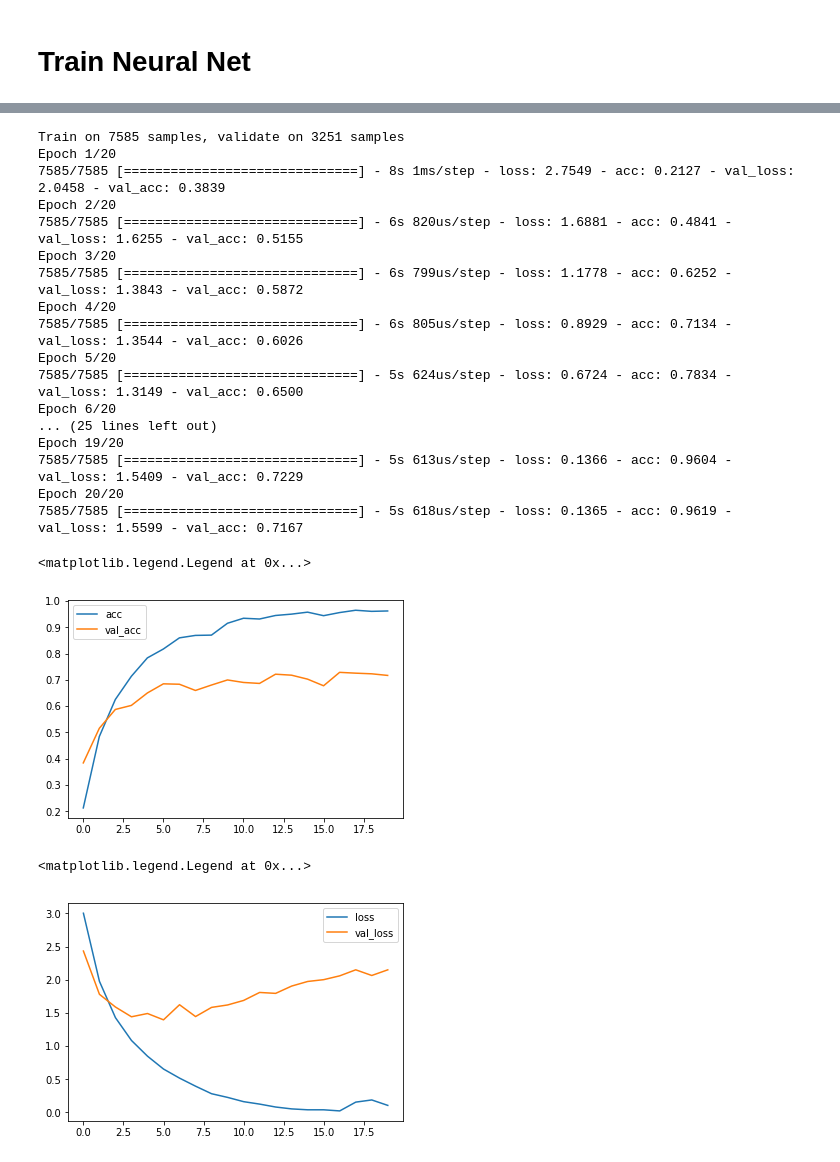
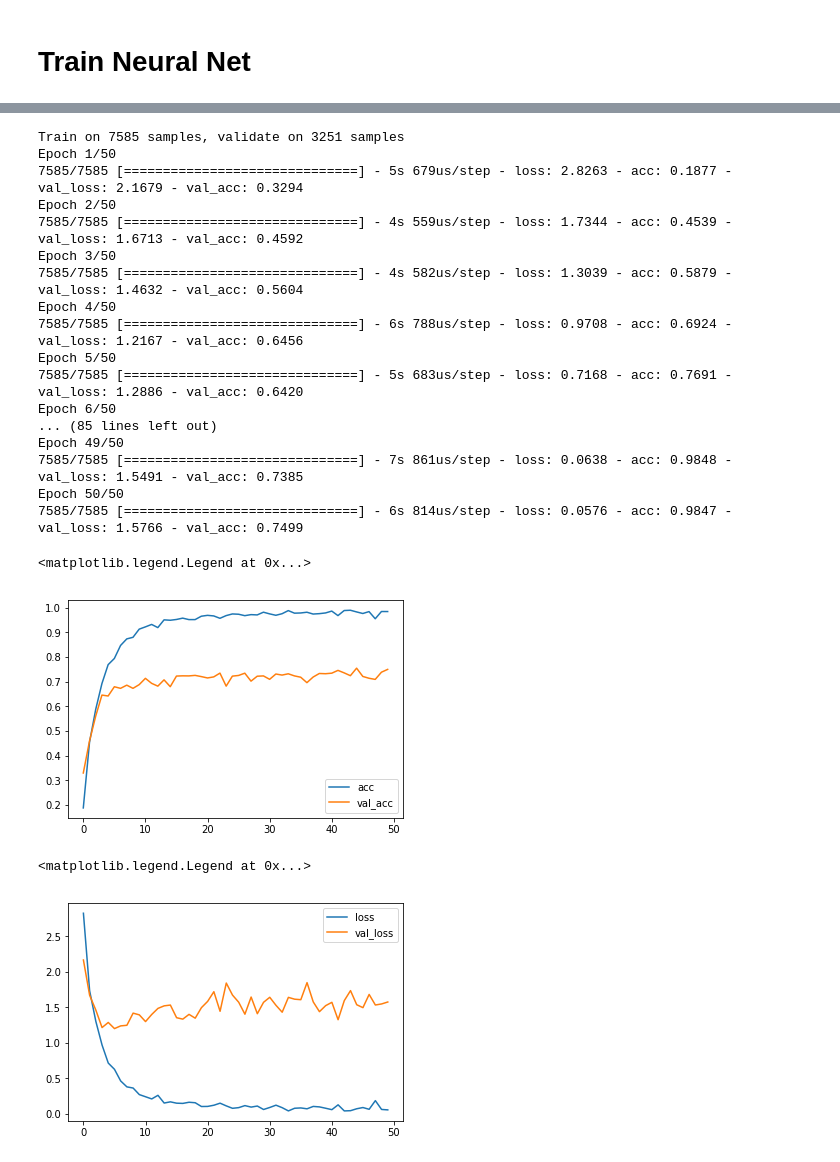
Before and after one commit to SudeshnaD/18f_ml, a Jupyter notebook: assignment3/cyrillic.ipynb, the cells around one changed output, grey strips where cells are left out. Drawn from its saved outputs; the diff is of its cells as text; code cells hidden in the pictures.

Commit message:
increase epoch length; save model

```diff
--- a/assignment3/cyrillic.ipynb
+++ b/assignment3/cyrillic.ipynb
@@ -145,39 +146,40 @@ x_test  = np.array(x_test)
 x_valid = np.array(x_valid)
 # %%
 nn.compile(loss='categorical_crossentropy', optimizer='adam', metrics=['accuracy'])
-output = nn.fit(x_train, y_train, epochs=20, batch_size=32, validation_data=(x_valid, y_valid))
+output = nn.fit(x_train, y_train, epochs=50, batch_size=32, validation_data=(x_valid, y_valid))
+nn.save_weights("./model")
 # %% [output]
 Train on 7585 samples, validate on 3251 samples
-Epoch 1/20
-7585/7585 [==============================] - 8s 1ms/step - loss: 2.7549 - acc: 0.2127 - val_loss: 2.0458 - val_acc: 0.3839
-Epoch 2/20
-7585/7585 [==============================] - 6s 820us/step - loss: 1.6881 - acc: 0.4841 - val_loss: 1.6255 - val_acc: 0.5155
-Epoch 3/20
-7585/7585 [==============================] - 6s 799us/step - loss: 1.1778 - acc: 0.6252 - val_loss: 1.3843 - val_acc: 0.5872
-Epoch 4/20
-7585/7585 [==============================] - 6s 805us/step - loss: 0.8929 - acc: 0.7134 - val_loss: 1.3544 - val_acc: 0.6026
-Epoch 5/20
-7585/7585 [==============================] - 5s 624us/step - loss: 0.6724 - acc: 0.7834 - val_loss: 1.3149 - val_acc: 0.6500
-Epoch 6/20
-... (25 lines left out)
-Epoch 19/20
-7585/7585 [==============================] - 5s 613us/step - loss: 0.1366 - acc: 0.9604 - val_loss: 1.5409 - val_acc: 0.7229
-Epoch 20/20
-7585/7585 [==============================] - 5s 618us/step - loss: 0.1365 - acc: 0.9619 - val_loss: 1.5599 - val_acc: 0.7167
+Epoch 1/50
+7585/7585 [==============================] - 5s 679us/step - loss: 2.8263 - acc: 0.1877 - val_loss: 2.1679 - val_acc: 0.3294
+Epoch 2/50
+7585/7585 [==============================] - 4s 559us/step - loss: 1.7344 - acc: 0.4539 - val_loss: 1.6713 - val_acc: 0.4592
+Epoch 3/50
+7585/7585 [==============================] - 4s 582us/step - loss: 1.3039 - acc: 0.5879 - val_loss: 1.4632 - val_acc: 0.5604
+Epoch 4/50
+7585/7585 [==============================] - 6s 788us/step - loss: 0.9708 - acc: 0.6924 - val_loss: 1.2167 - val_acc: 0.6456
+Epoch 5/50
+7585/7585 [==============================] - 5s 683us/step - loss: 0.7168 - acc: 0.7691 - val_loss: 1.2886 - val_acc: 0.6420
+Epoch 6/50
+... (85 lines left out)
+Epoch 49/50
+7585/7585 [==============================] - 7s 861us/step - loss: 0.0638 - acc: 0.9848 - val_loss: 1.5491 - val_acc: 0.7385
+Epoch 50/50
+7585/7585 [==============================] - 6s 814us/step - loss: 0.0576 - acc: 0.9847 - val_loss: 1.5766 - val_acc: 0.7499
 # %%
 plt.plot(output.history["acc"])
 plt.plot(output.history["val_acc"])
 plt.legend(["acc", "val_acc"])
 # %% [output]
 <matplotlib.legend.Legend at 0x...>
-[figure, old version]
+[figure, new version]
 # %%
-plt.plot(result.history["loss"])
-plt.plot(result.history["val_loss"])
+plt.plot(output.history["loss"])
+plt.plot(output.history["val_loss"])
 plt.legend(["loss", "val_loss"])
 # %% [output]
 <matplotlib.legend.Legend at 0x...>
-[figure, old version]
+[figure, new version]
 # %%
 results = nn.evaluate(x_test, y_test)
 print "Loss: {}".format(results[0])
```
Also changed, not shown: parts of 5 cells of this notebook, 1 other file.
